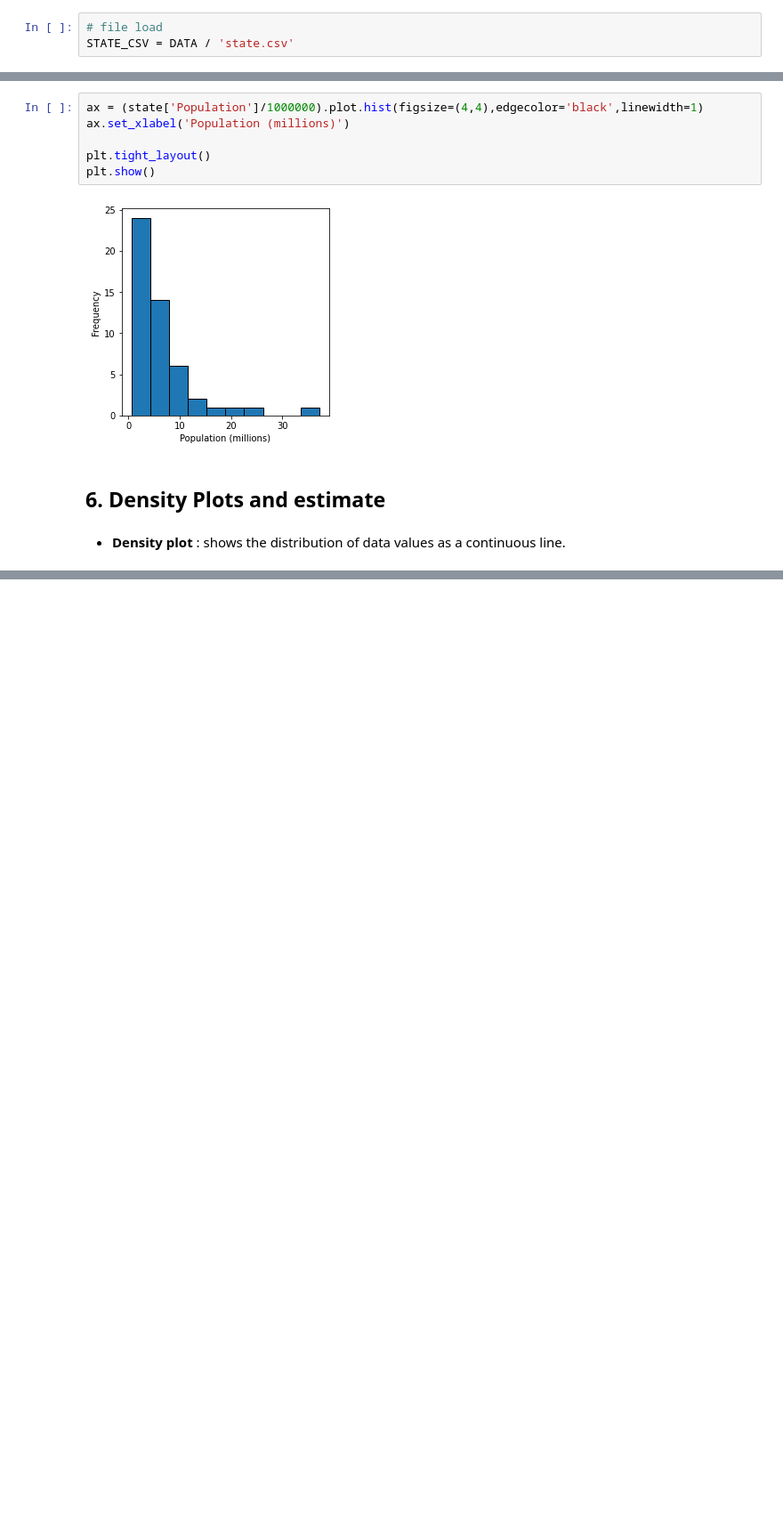
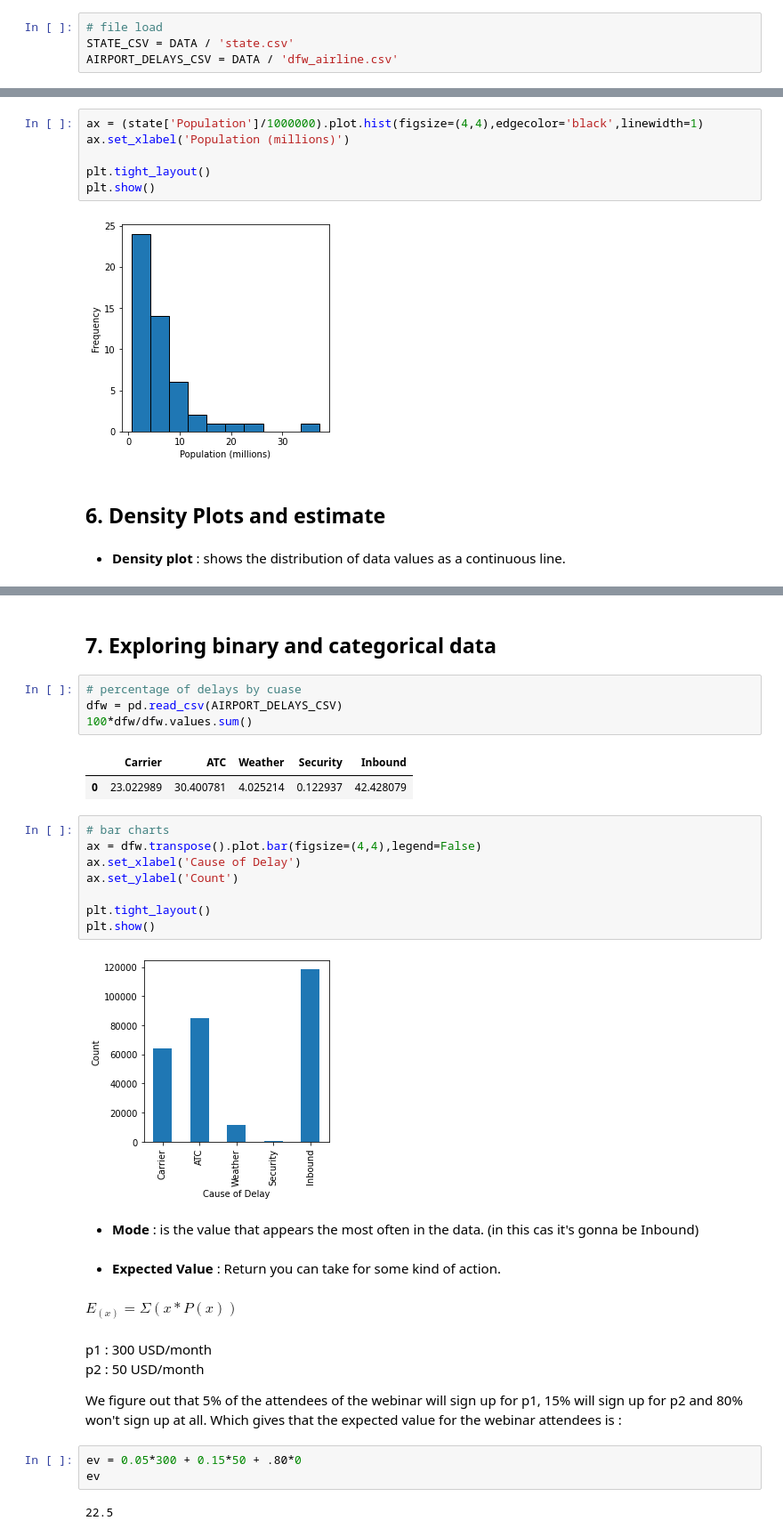
Before and after one commit to chikoungoun/Practical-Stats-for-DS, a Jupyter notebook: Practical Statistics for Data Scientists.ipynb, the cells around one changed output, grey strips where cells are left out. Shown at 89% size. Cells and saved outputs as stored; diff of their text form; blank space fills up the shorter version.

Commit message:
Exploring binary and Categorical data

```diff
--- a/Practical Statistics for Data Scientists.ipynb
+++ b/Practical Statistics for Data Scientists.ipynb
@@ -29,6 +30,7 @@ except ImportError:
 # %%
 # file load
 STATE_CSV = DATA / 'state.csv'
+AIRPORT_DELAYS_CSV = DATA / 'dfw_airline.csv'
 # %% [markdown]
 ## 1. Estimates of Location
 # %%
@@ -240,3 +242,38 @@ plt.tight_layout()
 plt.show()
 # %% [output]
 [figure]
+# %% [markdown]
+## 7. Exploring binary and categorical data
+# %%
+# percentage of delays by cuase
+dfw = pd.read_csv(AIRPORT_DELAYS_CSV)
+100*dfw/dfw.values.sum()
+# %% [output]
+|  | Carrier | ATC | Weather | Security | Inbound |
+| 0 | 23.022989 | 30.400781 | 4.025214 | 0.122937 | 42.428079 |
+# %%
+# bar charts
+ax = dfw.transpose().plot.bar(figsize=(4,4),legend=False)
+ax.set_xlabel('Cause of Delay')
+ax.set_ylabel('Count')
+
+plt.tight_layout()
+plt.show()
+# %% [output]
+[figure, added]
+# %% [markdown]
+* **Mode** : is the value that appears the most often in the data. (in this cas it's gonna be Inbound)
+# %% [markdown]
+* **Expected Value** : Return you can take for some kind of action.
+# %% [markdown]
+$E_(x) = \Sigma (x * P(x) )$
+# %% [markdown]
+p1 : 300 USD/month
+p2 : 50 USD/month
+
+We figure out that 5% of the attendees of the webinar will sign up for p1, 15% will sign up for p2 and 80% won't sign up at all. Which gives that the expected value for the webinar attendees is :
+# %%
+ev = 0.05*300 + 0.15*50 + .80*0
+ev
+# %% [output]
+22.5
```
Also changed, not shown: parts of 4 cells of this notebook.
